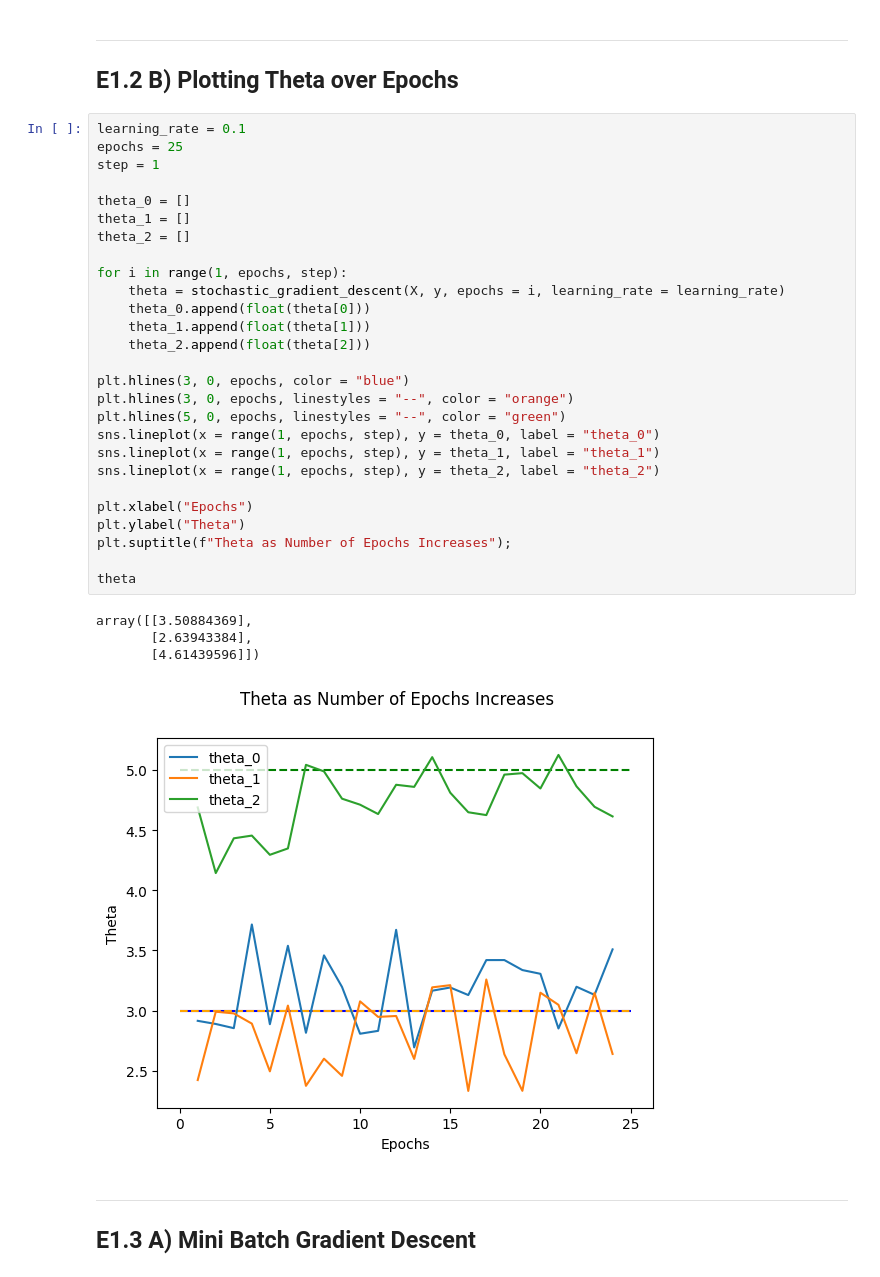
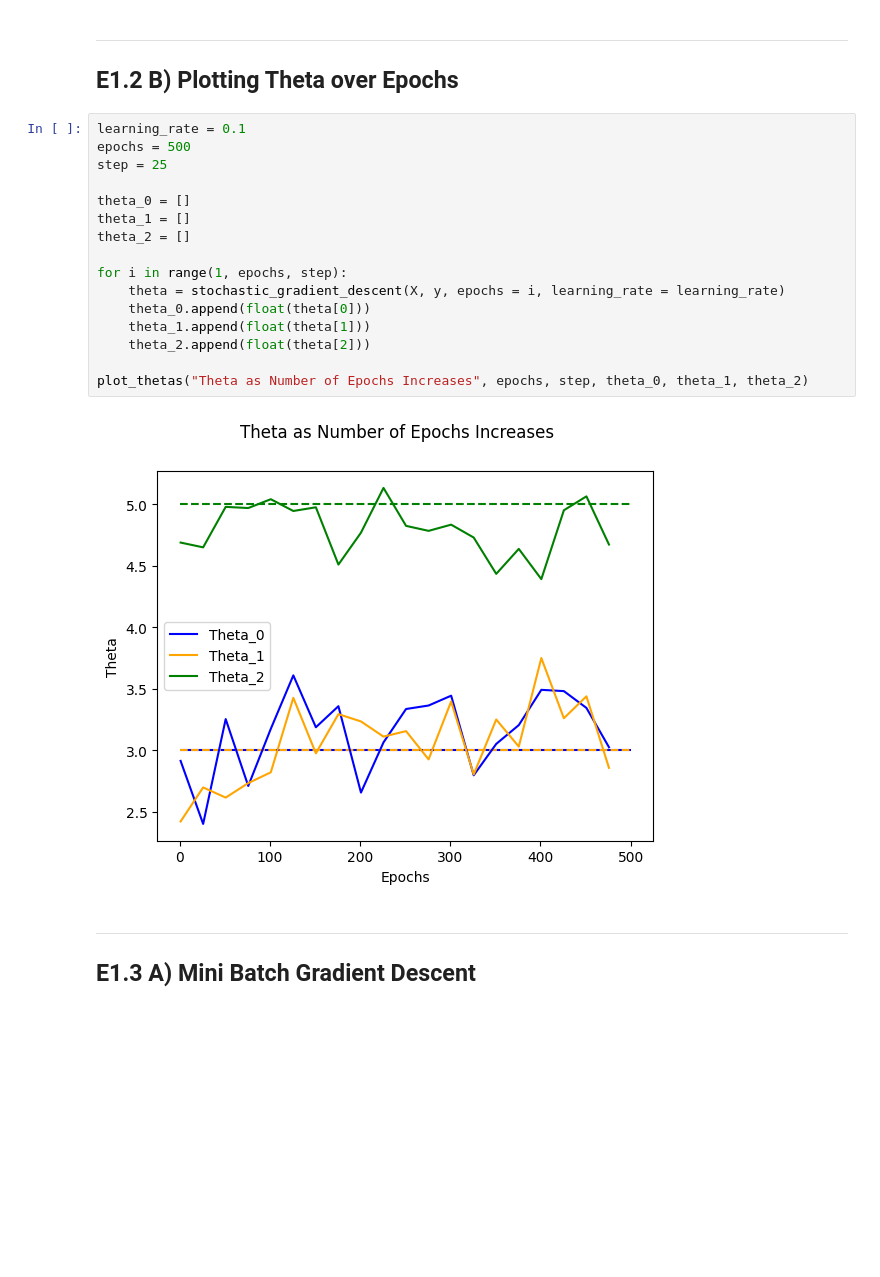
Before and after one commit to Andreas-Svensson/machine_learning, a Jupyter notebook: exercises/E1.ipynb, the cells around one changed output. Cells and saved outputs as stored; diff of their text form; blank space fills up the shorter version.

Commit message:
added plot function to reuse code

```diff
--- a/exercises/E1.ipynb
+++ b/exercises/E1.ipynb
@@ -180,36 +177,22 @@ array([[2.80743134],
 ## E1.2 B) Plotting Theta over Epochs
 # %%
 learning_rate = 0.1
-epochs = 25
-step = 1
+epochs = 500
+step = 25
 
 theta_0 = []
 theta_1 = []
 theta_2 = []
 
 for i in range(1, epochs, step):
     theta = stochastic_gradient_descent(X, y, epochs = i, learning_rate = learning_rate)
     theta_0.append(float(theta[0]))
     theta_1.append(float(theta[1]))
     theta_2.append(float(theta[2]))
 
-plt.hlines(3, 0, epochs, color = "blue")
-plt.hlines(3, 0, epochs, linestyles = "--", color = "orange")
-plt.hlines(5, 0, epochs, linestyles = "--", color = "green")
-sns.lineplot(x = range(1, epochs, step), y = theta_0, label = "theta_0")
-sns.lineplot(x = range(1, epochs, step), y = theta_1, label = "theta_1")
-sns.lineplot(x = range(1, epochs, step), y = theta_2, label = "theta_2")
-
-plt.xlabel("Epochs")
-plt.ylabel("Theta")
-plt.suptitle(f"Theta as Number of Epochs Increases");
-
-theta
+plot_thetas("Theta as Number of Epochs Increases", epochs, step, theta_0, theta_1, theta_2)
 # %% [output]
-array([[3.50884369],
-       [2.63943384],
-       [4.61439596]])
-[figure, old version]
+[figure, new version]
 # %% [markdown]
 ---
 ## E1.3 A) Mini Batch Gradient Descent
```
Also changed, not shown: parts of 12 cells of this notebook.
